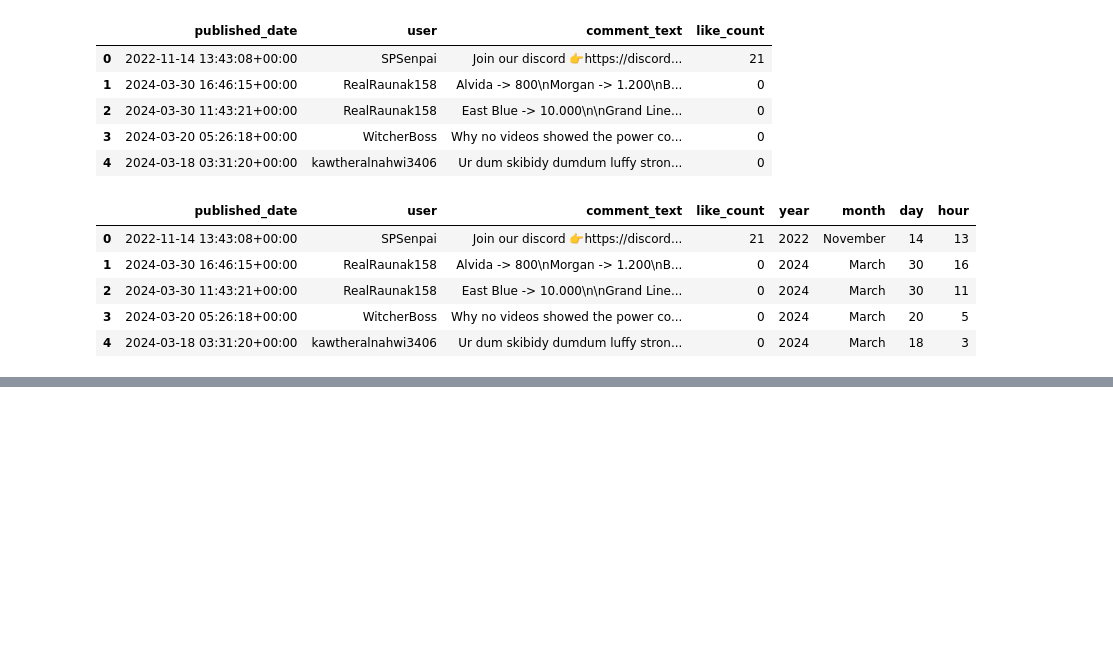
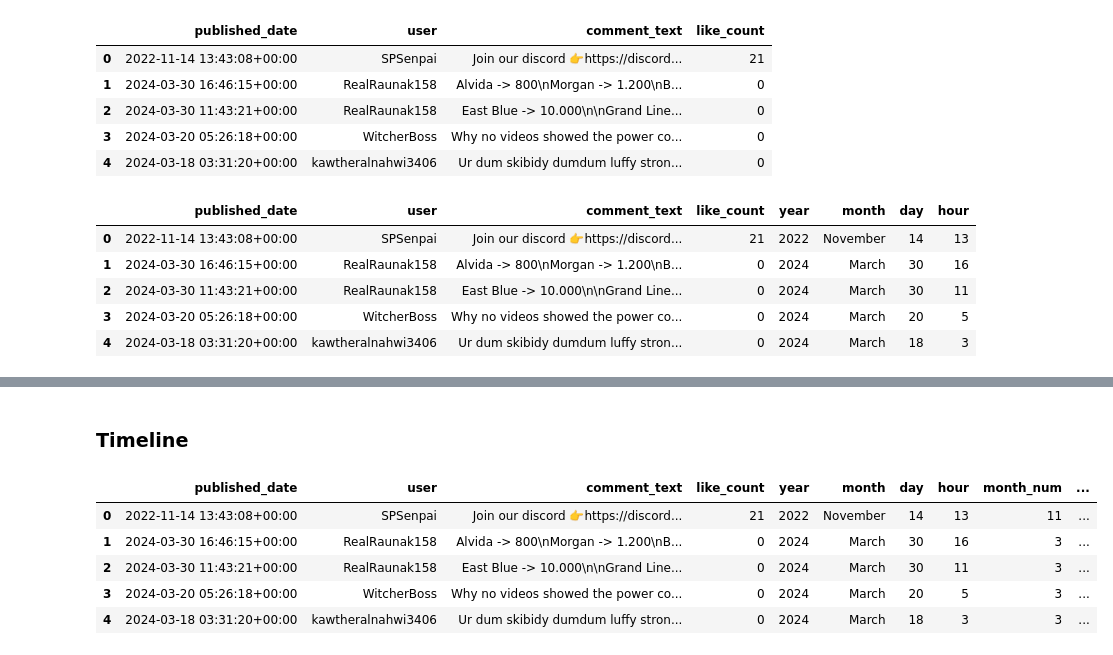
Before and after one commit to SudarshanPoudel/YT_Comments_Analysis, a Jupyter notebook: notebook/yt-analysis.ipynb, the cells around one changed output, grey strips where cells are left out. Cells and saved outputs as stored; diff of their text form; code cells hidden in the pictures; blank space fills up the shorter version.

```diff
--- a/notebook/yt-analysis.ipynb
+++ b/notebook/yt-analysis.ipynb
@@ -100,0 +189,11 @@ df.head()
+# %% [markdown]
+### Timeline
+# %%
+df.head()
+# %% [output]
+|  | published_date | user | comment_text | like_count | year | month | day | hour | month_num | ... |
+| 0 | 2022-11-14 13:43:08+00:00 | SPSenpai | Join our discord 👉https://discord... | 21 | 2022 | November | 14 | 13 | 11 | ... |
+| 1 | 2024-03-30 16:46:15+00:00 | RealRaunak158 | Alvida -> 800\nMorgan -> 1.200\nB... | 0 | 2024 | March | 30 | 16 | 3 | ... |
+| 2 | 2024-03-30 11:43:21+00:00 | RealRaunak158 | East Blue -> 10.000\n\nGrand Line... | 0 | 2024 | March | 30 | 11 | 3 | ... |
+| 3 | 2024-03-20 05:26:18+00:00 | WitcherBoss | Why no videos showed the power co... | 0 | 2024 | March | 20 | 5 | 3 | ... |
+| 4 | 2024-03-18 03:31:20+00:00 | kawtheralnahwi3406 | Ur dum skibidy dumdum luffy stron... | 0 | 2024 | March | 18 | 3 | 3 | ... |
```
Also changed, not shown: parts of 15 cells of this notebook, 4 other files.
